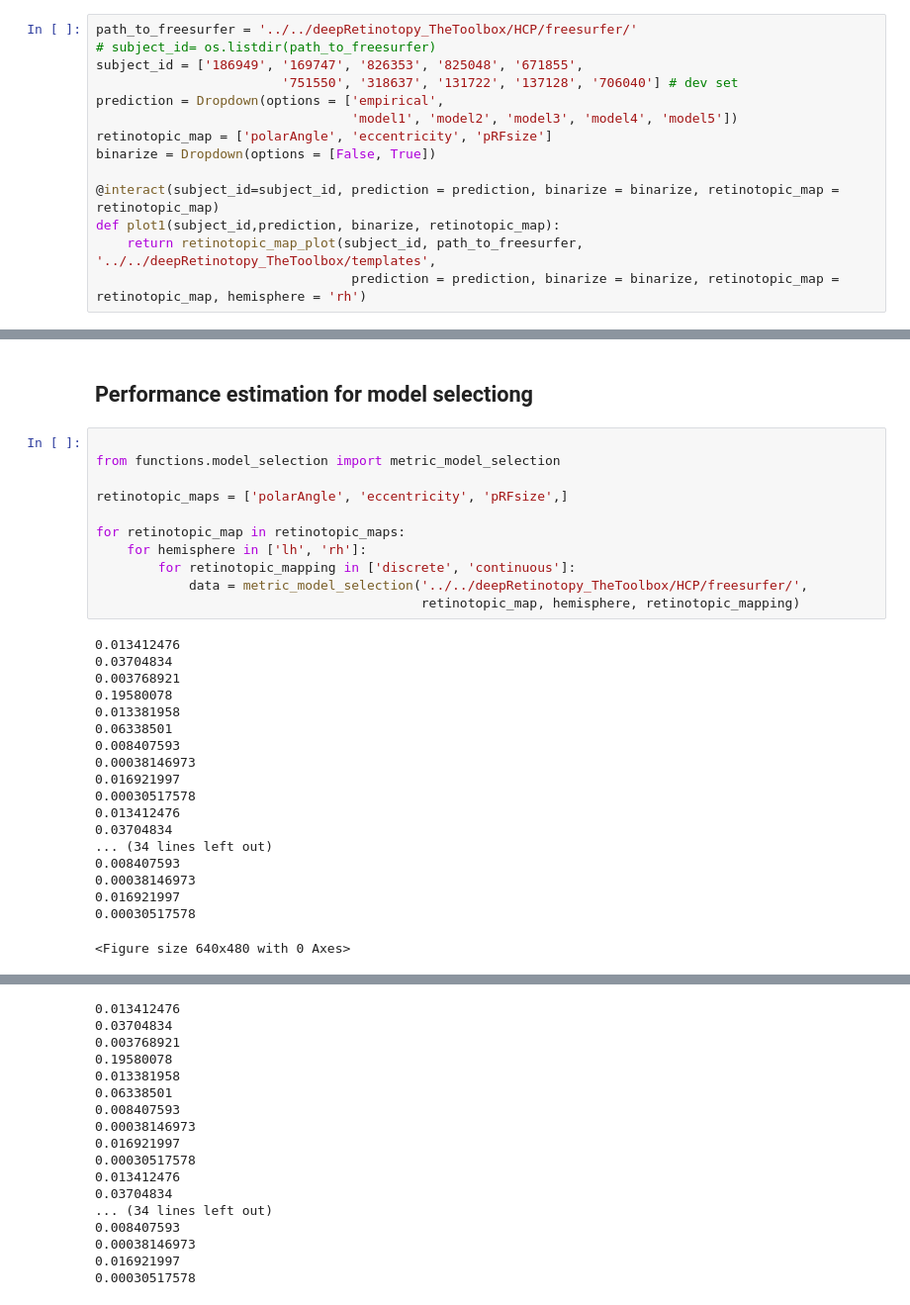
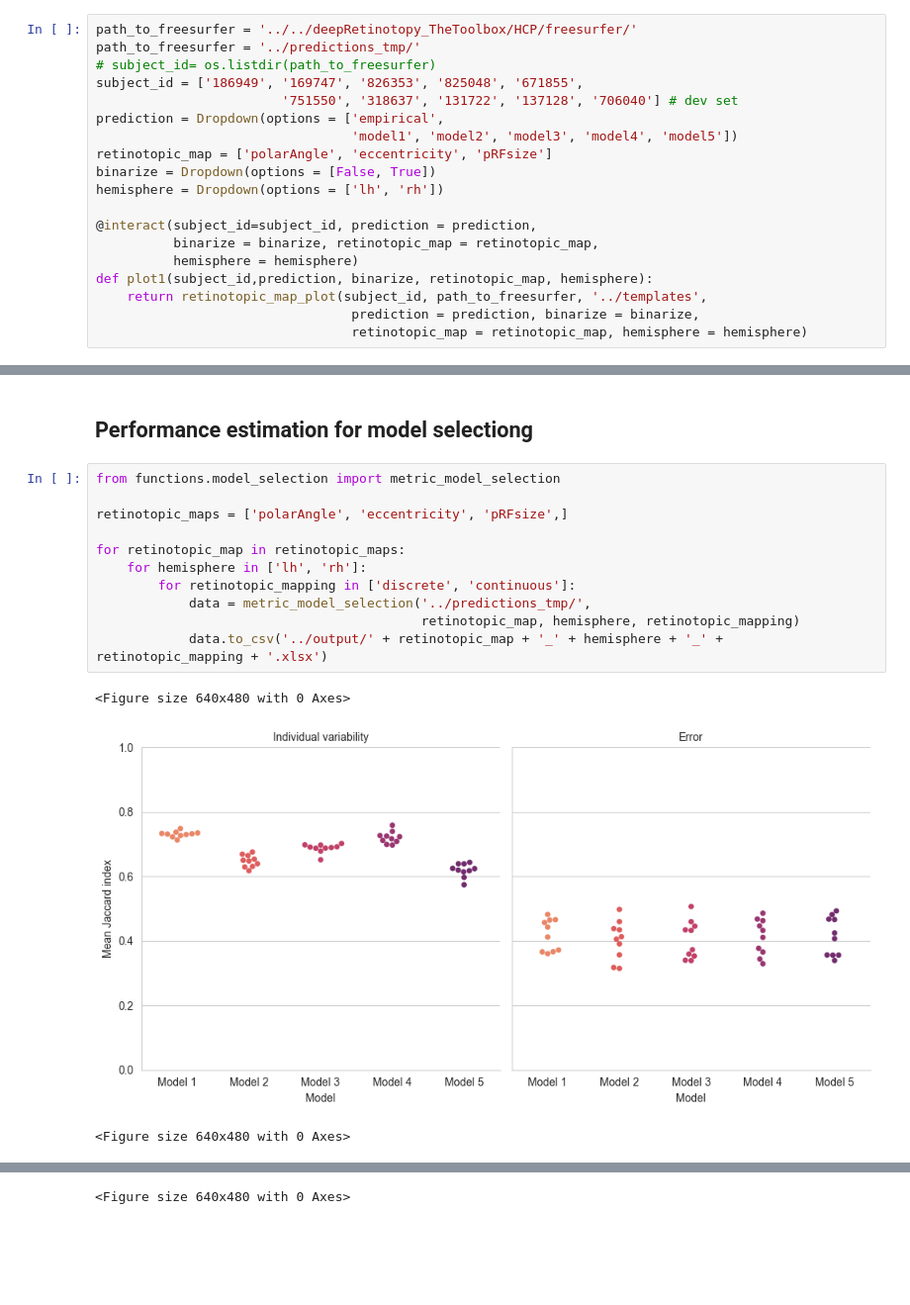
Before and after one commit to felenitaribeiro/deepRetinotopy_validation, a Jupyter notebook: notebooks/1_model_selection.ipynb, the cells around one changed output, grey strips where cells are left out. Shown: that part at 99% size. Drawn from its saved outputs; the diff is of its cells as text; blank space fills up the shorter version.

```diff
--- a/notebooks/1_model_selection.ipynb
+++ b/notebooks/1_model_selection.ipynb
@@ -150,6 +148,7 @@ Empirical map has been saved as 182739.fs_empirical_pRFsize_rh.func.gii
 ## Visualization of empirical and predicted maps of the dev set
 # %%
 path_to_freesurfer = '../../deepRetinotopy_TheToolbox/HCP/freesurfer/'
+path_to_freesurfer = '../predictions_tmp/'
 # subject_id= os.listdir(path_to_freesurfer)
 subject_id = ['186949', '169747', '826353', '825048', '671855',
                         '751550', '318637', '131722', '137128', '706040'] # dev set
@@ -157,42 +156,31 @@ prediction = Dropdown(options = ['empirical',
                                  'model1', 'model2', 'model3', 'model4', 'model5'])
 retinotopic_map = ['polarAngle', 'eccentricity', 'pRFsize']
 binarize = Dropdown(options = [False, True])
+hemisphere = Dropdown(options = ['lh', 'rh'])
 
-@interact(subject_id=subject_id, prediction = prediction, binarize = binarize, retinotopic_map = retinotopic_map)
-def plot1(subject_id,prediction, binarize, retinotopic_map):
-    return retinotopic_map_plot(subject_id, path_to_freesurfer, '../../deepRetinotopy_TheToolbox/templates',
-                                 prediction = prediction, binarize = binarize, retinotopic_map = retinotopic_map, hemisphere = 'rh')
+@interact(subject_id=subject_id, prediction = prediction,
+          binarize = binarize, retinotopic_map = retinotopic_map,
+          hemisphere = hemisphere)
+def plot1(subject_id,prediction, binarize, retinotopic_map, hemisphere):
+    return retinotopic_map_plot(subject_id, path_to_freesurfer, '../templates',
+                                 prediction = prediction, binarize = binarize,
+                                 retinotopic_map = retinotopic_map, hemisphere = hemisphere)
 # %% [output]
 interactive(children=(Dropdown(description='subject_id', options=('186949', '169747', '826353', '825048', '671…
 # %% [markdown]
 ## Performance estimation for model selectiong
 # %%
-
 from functions.model_selection import metric_model_selection
 
 retinotopic_maps = ['polarAngle', 'eccentricity', 'pRFsize',]
 
 for retinotopic_map in retinotopic_maps:
     for hemisphere in ['lh', 'rh']:
         for retinotopic_mapping in ['discrete', 'continuous']:
-            data = metric_model_selection('../../deepRetinotopy_TheToolbox/HCP/freesurfer/',
+            data = metric_model_selection('../predictions_tmp/',
                                           retinotopic_map, hemisphere, retinotopic_mapping)
+            data.to_csv('../output/' + retinotopic_map + '_' + hemisphere + '_' + retinotopic_mapping + '.xlsx')
 # %% [output]
-0.013412476
-0.03704834
-0.003768921
-0.19580078
-0.013381958
-0.06338501
-0.008407593
-0.00038146973
-0.016921997
-0.00030517578
-0.013412476
-0.03704834
-... (34 lines left out)
-0.008407593
-0.00038146973
-0.016921997
-0.00030517578
+<Figure size 640x480 with 0 Axes>
+[figure, new version]
 <Figure size 640x480 with 0 Axes>
@@ -200,17 +188 @@ for retinotopic_map in retinotopic_maps:
-0.013412476
-0.03704834
-0.003768921
-0.19580078
-0.013381958
-0.06338501
-0.008407593
-0.00038146973
-0.016921997
-0.00030517578
-0.013412476
-0.03704834
-... (34 lines left out)
-0.008407593
-0.00038146973
-0.016921997
-0.00030517578
+<Figure size 640x480 with 0 Axes>
```
Also changed, not shown: parts of 2 cells of this notebook, 3 other files.
